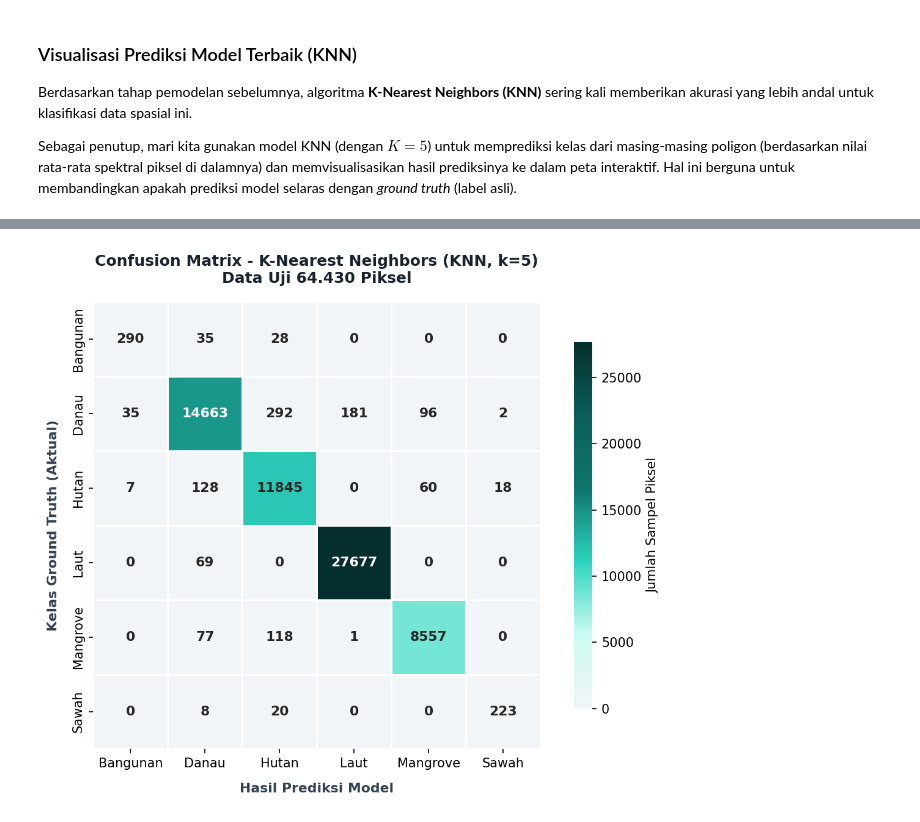
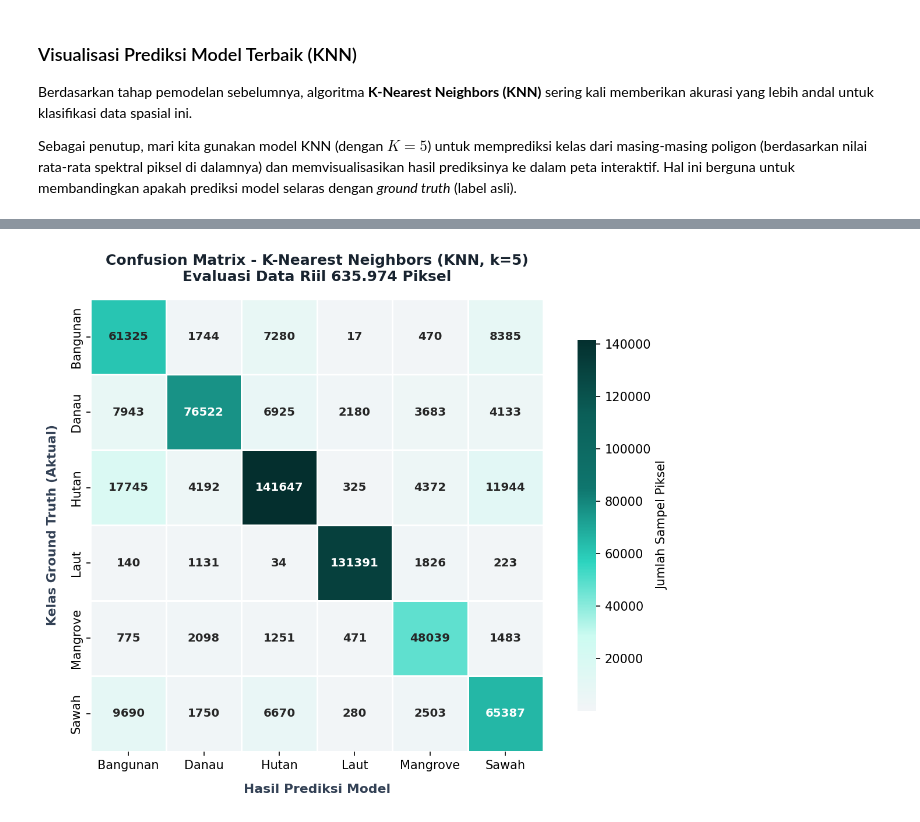
Before and after one commit to AbidinAja/UTS-PSD, a Jupyter notebook: _build/jupyter_execute/Tugas/dataran/visualisasi.ipynb, the cells around one changed output, grey strips where cells are left out. Cells and saved outputs as stored; diff of their text form; code cells hidden in the pictures.

```diff
--- a/_build/jupyter_execute/Tugas/dataran/visualisasi.ipynb
+++ b/_build/jupyter_execute/Tugas/dataran/visualisasi.ipynb
@@ -448,49 +434,43 @@ Matriks konfusi pada data uji menunjukkan separasi yang sangat tegas antar-kelas
 # %%
 import matplotlib.colors as mcolors
 import seaborn as sns
-from sklearn.metrics import confusion_matrix
 
-# Gradien tema kehijauan (Teal) selaras antarmuka Streamlit
+cm_labels = ["Bangunan", "Danau", "Hutan", "Laut", "Mangrove", "Sawah"]
+cm_data = [
+    [61325,  1744,   7280,     17,    470,   8385],
+    [ 7943, 76522,   6925,   2180,   3683,   4133],
+    [17745,  4192, 141647,    325,   4372,  11944],
+    [  140,  1131,     34, 131391,   1826,    223],
+    [  775,  2098,   1251,    471,  48039,   1483],
+    [ 9690,  1750,   6670,    280,   2503,  65387]
+]
+cm_df = pd.DataFrame(cm_data, index=cm_labels, columns=cm_labels)
+
 cmap_teal = mcolors.LinearSegmentedColormap.from_list(
     "psd_teal_theme",
     ["#F2F5F7", "#CCFBF1", "#2DD4BF", "#0F766E", "#0B5F58", "#042F2E"]
 )
 
-labels = ["Bangunan", "Danau", "Hutan", "Laut", "Mangrove", "Sawah"]
-try:
-    cm = confusion_matrix(y_test, y_pred_knn, labels=labels)
-    cm_df = pd.DataFrame(cm, index=labels, columns=labels)
-except Exception:
-    cm_data = [
-        [290, 35, 28, 0, 0, 0],
-        [35, 14663, 292, 181, 96, 2],
-        [7, 128, 11845, 0, 60, 18],
-        [0, 69, 0, 27677, 0, 0],
-        [0, 77, 118, 1, 8557, 0],
-        [0, 8, 20, 0, 0, 223]
-    ]
-    cm_df = pd.DataFrame(cm_data, index=labels, columns=labels)
-
-plt.figure(figsize=(8, 6.2), dpi=150)
+plt.figure(figsize=(8.5, 6.5), dpi=150)
 sns.heatmap(
     cm_df,
     annot=True,
     fmt='d',
     cmap=cmap_teal,
     cbar=True,
     linewidths=1.2,
     linecolor="#FFFFFF",
     square=True,
-    annot_kws={"size": 10.5, "weight": "bold"},
+    annot_kws={"size": 9.5, "weight": "bold"},
     cbar_kws={"shrink": 0.82, "label": "Jumlah Sampel Piksel"}
 )
-plt.title("Confusion Matrix - K-Nearest Neighbors (KNN, k=5)\nData Uji 64.430 Piksel",
+plt.title("Confusion Matrix - K-Nearest Neighbors (KNN, k=5)\nEvaluasi Data Riil 635.974 Piksel",
           fontsize=12, fontweight="bold", color="#18232F", pad=15)
 plt.xlabel("Hasil Prediksi Model", fontsize=10.5, fontweight="600", color="#334155", labelpad=10)
 plt.ylabel("Kelas Ground Truth (Aktual)", fontsize=10.5, fontweight="600", color="#334155", labelpad=10)
 
 plt.tight_layout()
 plt.savefig("confusion_matrix.png", dpi=180, bbox_inches="tight")
 plt.show()
 # %% [output]
-[figure, old version]
+[figure, new version]
```
Also changed, not shown: parts of 7 cells of this notebook, 18 other files.
